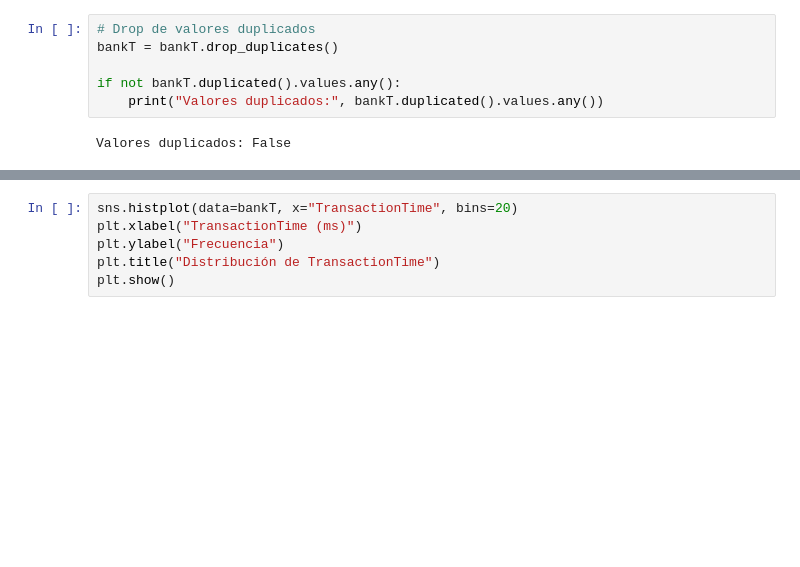
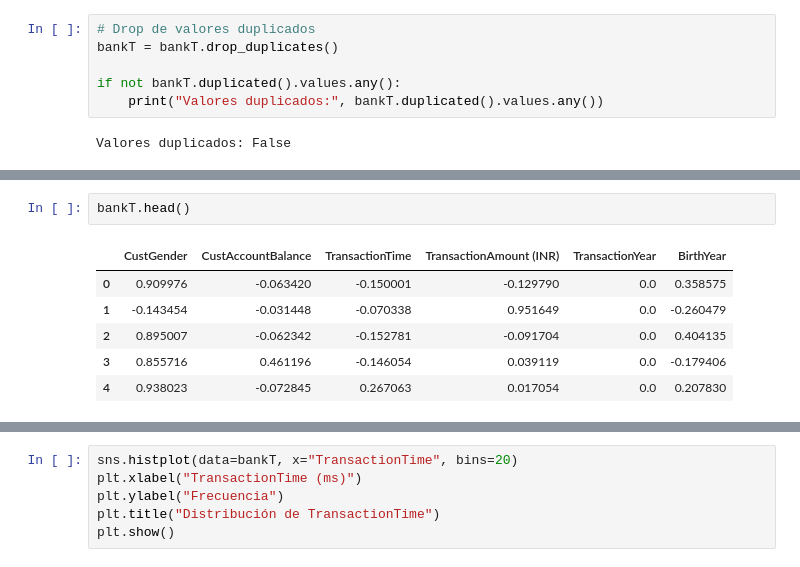
Before and after one commit to aleg001/Lab8, a Jupyter notebook: Lab8.ipynb, the cells around one changed output, grey strips where cells are left out. Saved outputs shown, nothing was run; the diff lists cells and outputs as text; blank space fills up the shorter version.

```diff
--- a/Lab8.ipynb
+++ b/Lab8.ipynb
@@ -51,0 +74,9 @@ sns.countplot(x='CustGender', data=bankT)
+# %%
+bankT.head()
+# %% [output]
+|  | CustGender | CustAccountBalance | TransactionTime | TransactionAmount (INR) | TransactionYear | BirthYear |
+| 0 | 0.909976 | -0.063420 | -0.150001 | -0.129790 | 0.0 | 0.358575 |
+| 1 | -0.143454 | -0.031448 | -0.070338 | 0.951649 | 0.0 | -0.260479 |
+| 2 | 0.895007 | -0.062342 | -0.152781 | -0.091704 | 0.0 | 0.404135 |
+| 3 | 0.855716 | 0.461196 | -0.146054 | 0.039119 | 0.0 | -0.179406 |
+| 4 | 0.938023 | -0.072845 | 0.267063 | 0.017054 | 0.0 | 0.207830 |
```
Also changed, not shown: parts of 19 cells of this notebook.
